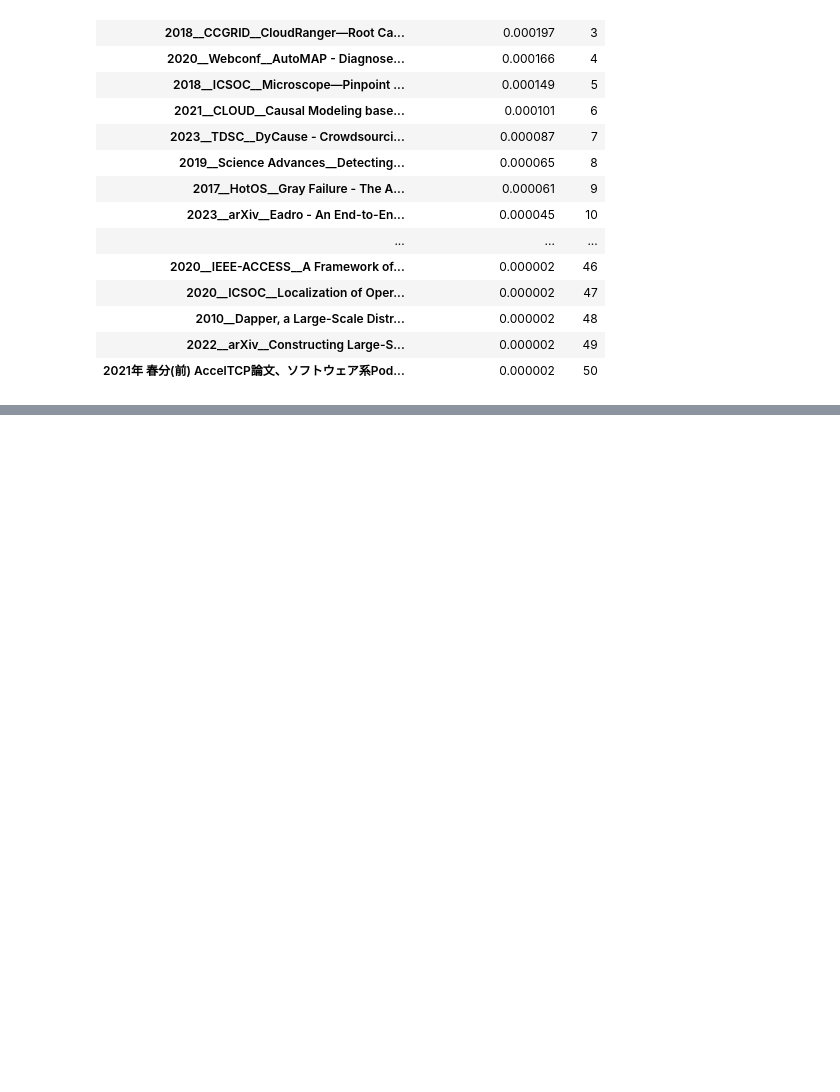
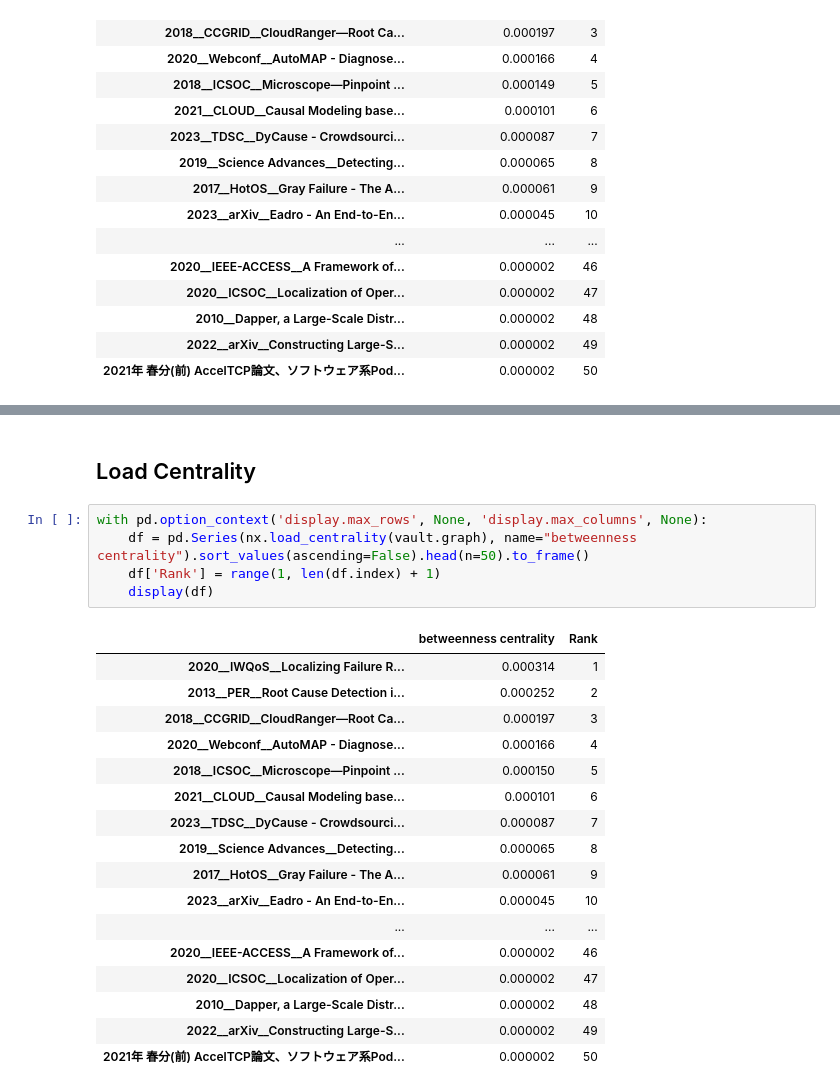
Before and after one commit to yuuki/obsidian-tools, a Jupyter notebook: network_analysis.ipynb, the cells around one changed output, grey strips where cells are left out. Drawn from its saved outputs; the diff is of its cells as text; blank space fills up the shorter version.

```diff
--- a/network_analysis.ipynb
+++ b/network_analysis.ipynb
@@ -87,0 +113,25 @@ with pd.option_context('display.max_rows', None, 'display.max_columns', None):
+# %% [markdown]
+## Load Centrality
+# %%
+with pd.option_context('display.max_rows', None, 'display.max_columns', None):
+    df = pd.Series(nx.load_centrality(vault.graph), name="betweenness centrality").sort_values(ascending=False).head(n=50).to_frame()
+    df['Rank'] = range(1, len(df.index) + 1)
+    display(df)
+# %% [output]
+|  | betweenness centrality | Rank |
+| 2020__IWQoS__Localizing Failure R... | 0.000314 | 1 |
+| 2013__PER__Root Cause Detection i... | 0.000252 | 2 |
+| 2018__CCGRID__CloudRanger―Root Ca... | 0.000197 | 3 |
+| 2020__Webconf__AutoMAP - Diagnose... | 0.000166 | 4 |
+| 2018__ICSOC__Microscope―Pinpoint ... | 0.000150 | 5 |
+| 2021__CLOUD__Causal Modeling base... | 0.000101 | 6 |
+| 2023__TDSC__DyCause - Crowdsourci... | 0.000087 | 7 |
+| 2019__Science Advances__Detecting... | 0.000065 | 8 |
+| 2017__HotOS__Gray Failure - The A... | 0.000061 | 9 |
+| 2023__arXiv__Eadro - An End-to-En... | 0.000045 | 10 |
+| ... | ... | ... |
+| 2020__IEEE-ACCESS__A Framework of... | 0.000002 | 46 |
+| 2020__ICSOC__Localization of Oper... | 0.000002 | 47 |
+| 2010__Dapper, a Large-Scale Distr... | 0.000002 | 48 |
+| 2022__arXiv__Constructing Large-S... | 0.000002 | 49 |
+| 2021年 春分(前) AccelTCP論文、ソフトウェア系Pod... | 0.000002 | 50 |
```
Also changed, not shown: parts of 2 cells of this notebook.
